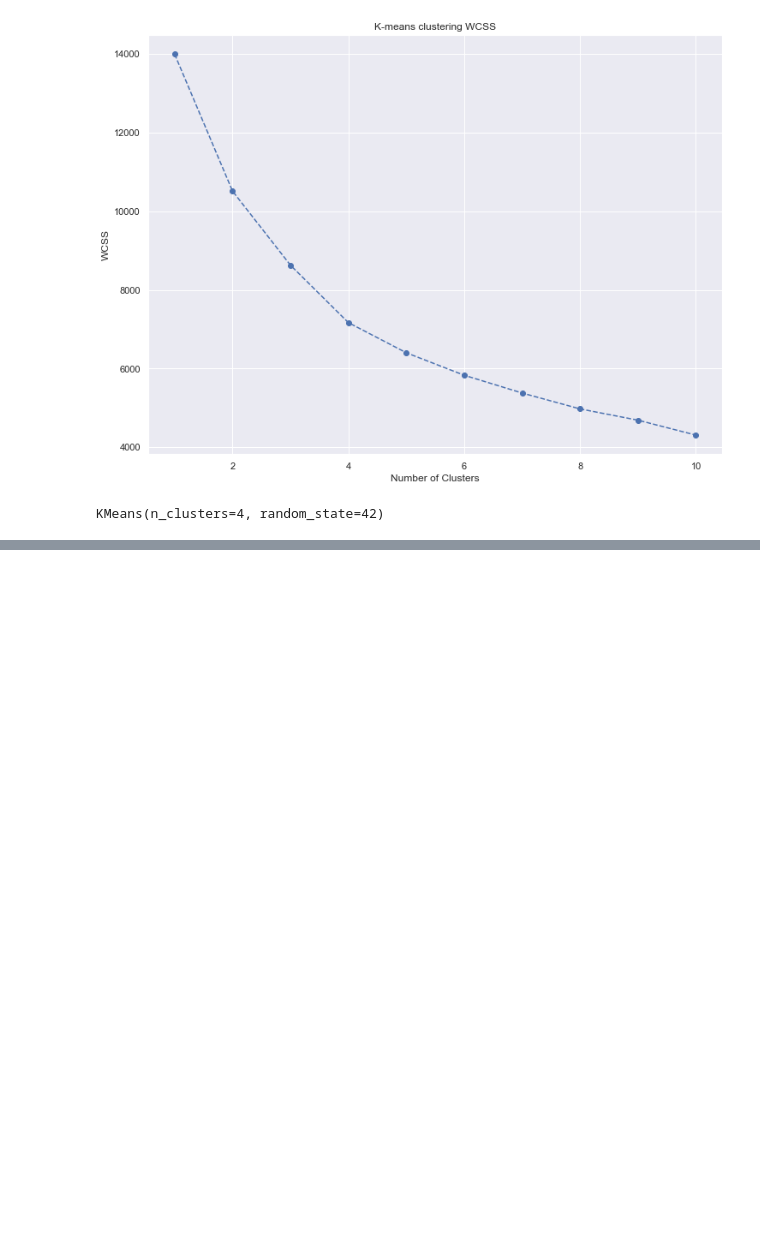
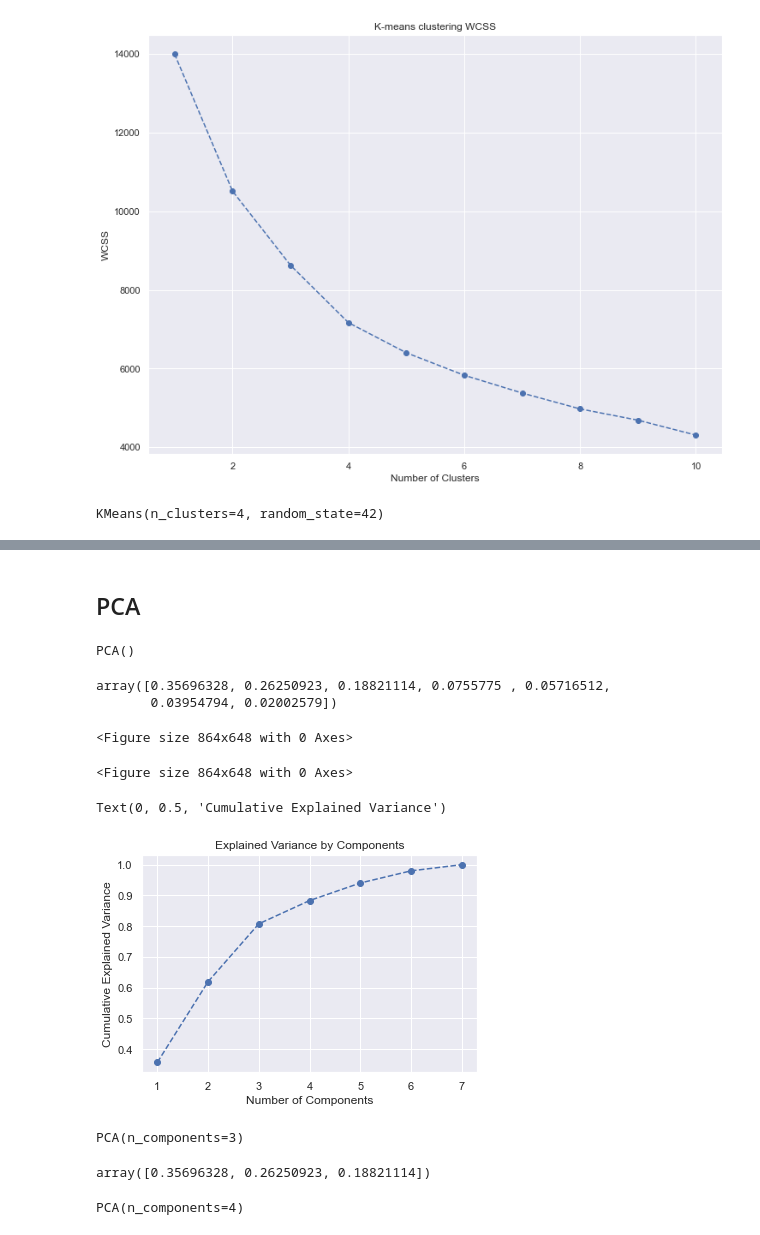
Before and after one commit to i4seeu/customer_analytics, a Jupyter notebook: segmentation.ipynb, the cells around one changed output, grey strips where cells are left out. Drawn from its saved outputs; the diff is of its cells as text; code cells hidden in the pictures; blank space fills up the shorter version.

```diff
--- a/segmentation.ipynb
+++ b/segmentation.ipynb
@@ -134,0 +191,2 @@ KMeans(n_clusters=4, random_state=42)
+# %% [markdown]
+## PCA
@@ -134,0 +195,24 @@ KMeans(n_clusters=4, random_state=42)
+# %%
+pca = PCA()
+# %%
+pca.fit(standardized_data)
+# %% [output]
+PCA()
+# %%
+pca.explained_variance_ratio_
+# %% [output]
+array([0.35696328, 0.26250923, 0.18821114, 0.0755775 , 0.05716512,
+       0.03954794, 0.02002579])
+# %%
+plt.figure(figsize=(12,9))
+# %% [output]
+<Figure size 864x648 with 0 Axes>
+<Figure size 864x648 with 0 Axes>
+# %%
+plt.plot(range(1,8), pca.explained_variance_ratio_.cumsum(), marker='o', linestyle='--')
+plt.title('Explained Variance by Components')
+plt.xlabel('Number of Components')
+plt.ylabel('Cumulative Explained Variance')
+# %% [output]
+Text(0, 0.5, 'Cumulative Explained Variance')
+[figure, added]
@@ -134,0 +221,8 @@ KMeans(n_clusters=4, random_state=42)
+# %%
+pca.fit(standardized_data)
+# %% [output]
+PCA(n_components=3)
+# %%
+pca.explained_variance_ratio_
+# %% [output]
+array([0.35696328, 0.26250923, 0.18821114])
@@ -134,0 +231,4 @@ KMeans(n_clusters=4, random_state=42)
+# %%
+pca4.fit(standardized_data)
+# %% [output]
+PCA(n_components=4)
```
Also changed, not shown: parts of 26 cells of this notebook.
